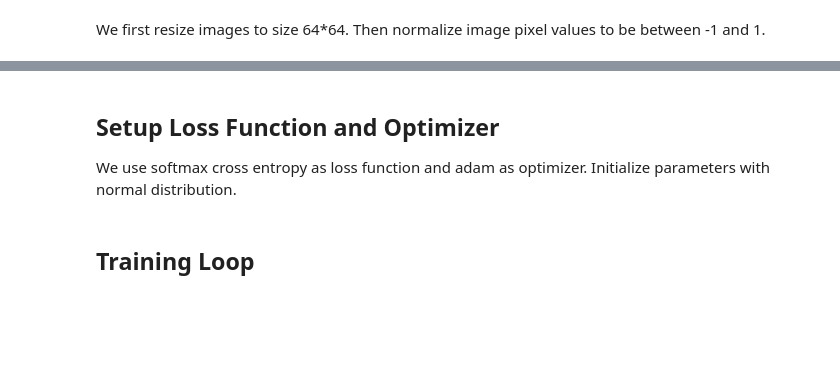
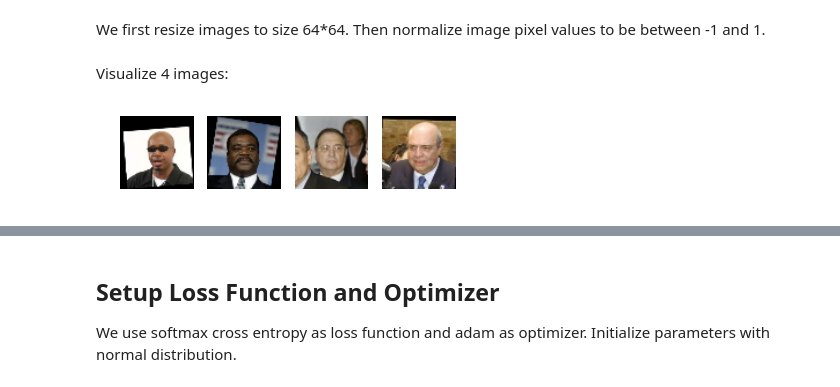
Before and after one commit to zackchase/mxnet-the-straight-dope, a Jupyter notebook: P10-C02-dcgan.ipynb, the cells around one changed output, grey strips where cells are left out. Drawn from its saved outputs; the diff is of its cells as text; code cells hidden in the pictures; blank space fills up the shorter version.

```diff
--- a/P10-C02-dcgan.ipynb
+++ b/P10-C02-dcgan.ipynb
@@ -31,11 +33,12 @@ beta1 = 0.5
 # %% [markdown]
 ## Download and preprocess LWF Face Dataset
 # %%
-lwf_url = 'http://vis-www.cs.umass.edu/lfw/lfw-deepfunneled.tgz'
-data_path = 'lwf_dataset'
+
+lfw_url = 'http://vis-www.cs.umass.edu/lfw/lfw-deepfunneled.tgz'
+data_path = 'lfw_dataset'
 if not os.path.exists(data_path):
     os.makedirs(data_path)
-    data_file = utils.download(lwf_url)
+    data_file = utils.download(lfw_url)
     with tarfile.open(data_file) as tar:
         tar.extractall(path=data_path)
 # %% [markdown]
@@ -62,3 +46,43 @@ train_data = mx.io.NDArrayIter(data=nd.array(img_list), batch_size=batch_size)
+# %%
+target_wd = 64
+target_ht = 64
+img_list = []
+
+def transform(data, target_wd, target_ht):
+    # resize to target_wd * target_ht
+    data = mx.image.imresize(data, target_wd, target_ht)
+    # transpose from (target_wd, target_ht, 3)
+    # to (3, target_wd, target_ht)
+    data = mx.nd.transpose(data, (2,0,1))
+    # normalize to [-1, 1]
+    data = data.astype(np.float32)/127.5 - 1
+    # if image is greyscale, repeat 3 times to get RGB image.
+    if data.shape[0] == 1:
+        data = mx.nd.tile(data, (3, 1, 1))
+    return data.reshape((1,) + data.shape)
+
+for path, _, fnames in os.walk(data_path):
+    for fname in fnames:
+        if not fname.endswith('.jpg'):
+            continue
+        img = os.path.join(path, fname)
+        img_arr = mx.image.imread(img)
+        img_arr = transform(img_arr, target_wd, target_ht)
+        img_list.append(img_arr)
+train_data = mx.io.NDArrayIter(data=nd.concatenate(img_list), batch_size=batch_size)
+# %% [markdown]
+Visualize 4 images:
+# %%
+def visualize(img_arr):
+    plt.imshow(((img_arr.asnumpy().transpose(1, 2, 0) + 1.0) * 127.5).astype(np.uint8))
+    plt.axis('off')
+
+for i in range(4):
+    plt.subplot(1,4,i+1)
+    visualize(img_list[i + 10][0])
+plt.show()
+# %% [output]
+[figure, added]
 # %% [markdown]
 ## Defining the networks
 
@@ -136,5 +160,3 @@ netD.initialize(mx.init.Normal(0.02), ctx=ctx)
 # trainer for the generator and the discriminator
 trainerG = gluon.Trainer(netG.collect_params(), 'adam', {'learning_rate': lr, 'beta1': beta1})
 trainerD = gluon.Trainer(netD.collect_params(), 'adam', {'learning_rate': lr, 'beta1': beta1})
-# %% [markdown]
-## Training Loop
```
Also changed, not shown: parts of 13 cells of this notebook.
